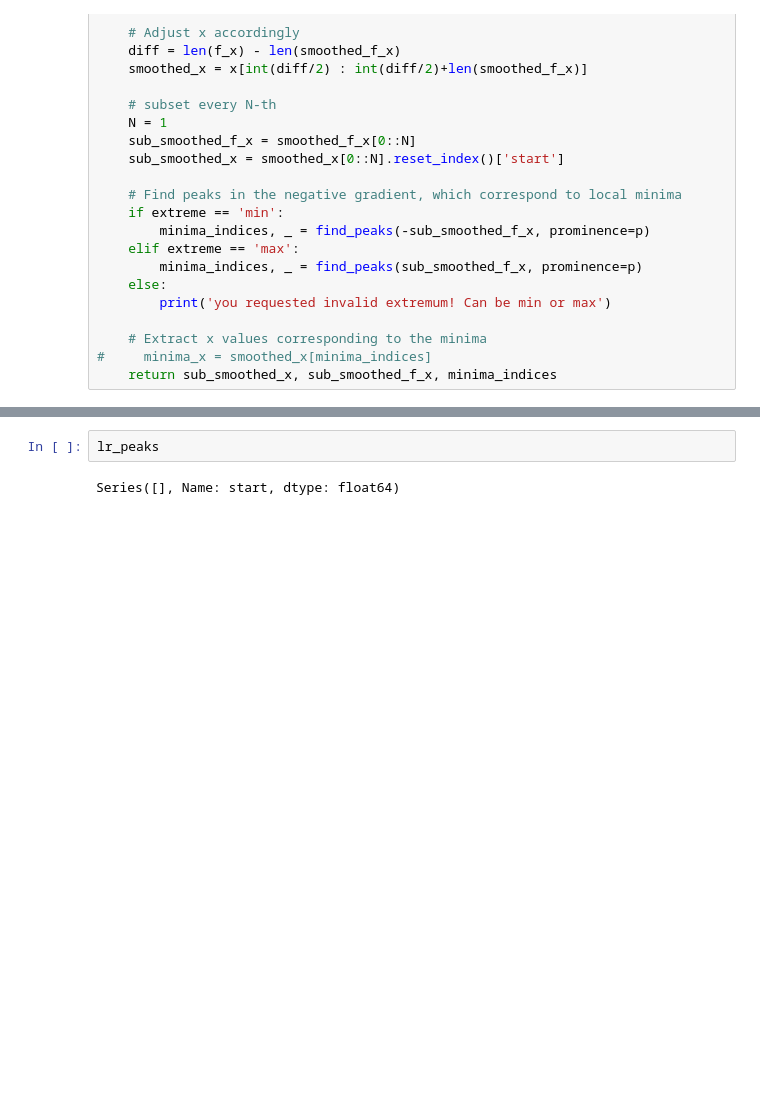
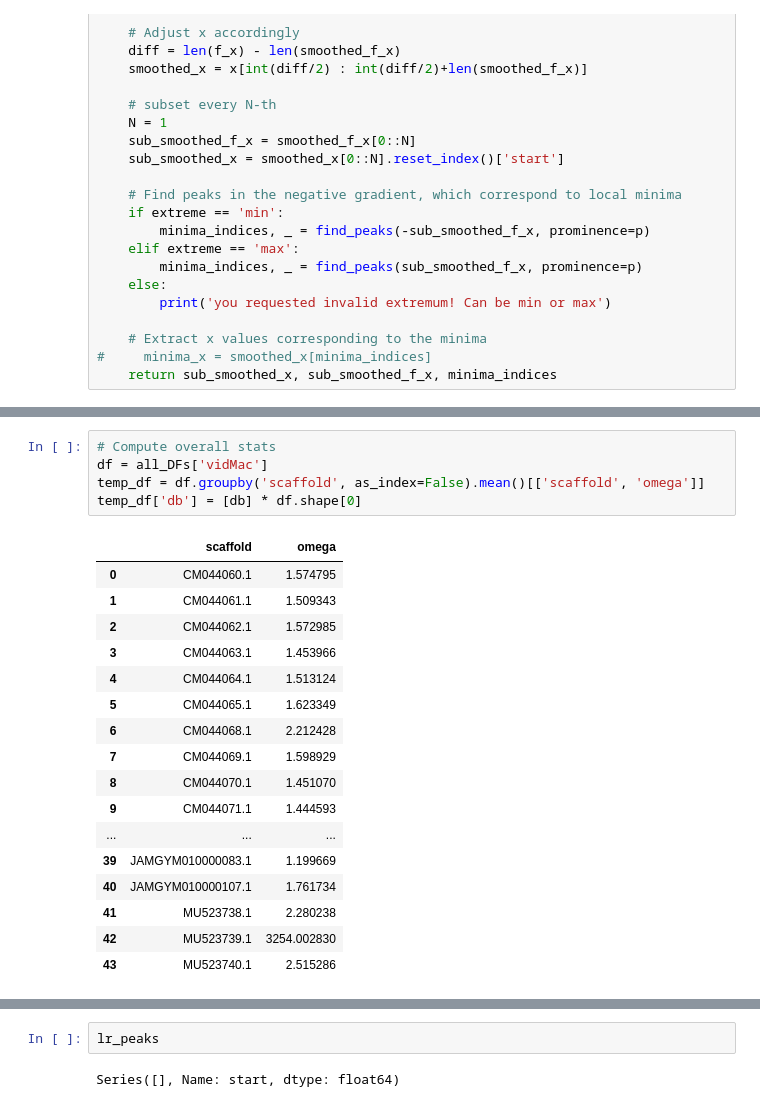
Before and after one commit to osipovarev/Brood_parasites_analysis, a Jupyter notebook: selective_sweeps_analysis.ipynb, the cells around one changed output, grey strips where cells are left out. Cells and saved outputs as stored; diff of their text form; blank space fills up the shorter version.

```diff
--- a/selective_sweeps_analysis.ipynb
+++ b/selective_sweeps_analysis.ipynb
@@ -46,3 +58,26 @@ def find_local_extrema(x, f_x, window, p, extreme):
+# %%
+# Compute overall stats
+df = all_DFs['vidMac']
+temp_df = df.groupby('scaffold', as_index=False).mean()[['scaffold', 'omega']]
+temp_df['db'] = [db] * df.shape[0]
+# %% [output]
+|  | scaffold | omega |
+| 0 | CM044060.1 | 1.574795 |
+| 1 | CM044061.1 | 1.509343 |
+| 2 | CM044062.1 | 1.572985 |
+| 3 | CM044063.1 | 1.453966 |
+| 4 | CM044064.1 | 1.513124 |
+| 5 | CM044065.1 | 1.623349 |
+| 6 | CM044068.1 | 2.212428 |
+| 7 | CM044069.1 | 1.598929 |
+| 8 | CM044070.1 | 1.451070 |
+| 9 | CM044071.1 | 1.444593 |
+| ... | ... | ... |
+| 39 | JAMGYM010000083.1 | 1.199669 |
+| 40 | JAMGYM010000107.1 | 1.761734 |
+| 41 | MU523738.1 | 2.280238 |
+| 42 | MU523739.1 | 3254.002830 |
+| 43 | MU523740.1 | 2.515286 |
 # %%
 # OmegaPlus LD analysis
 
```
Also changed, not shown: parts of 2 cells of this notebook.
